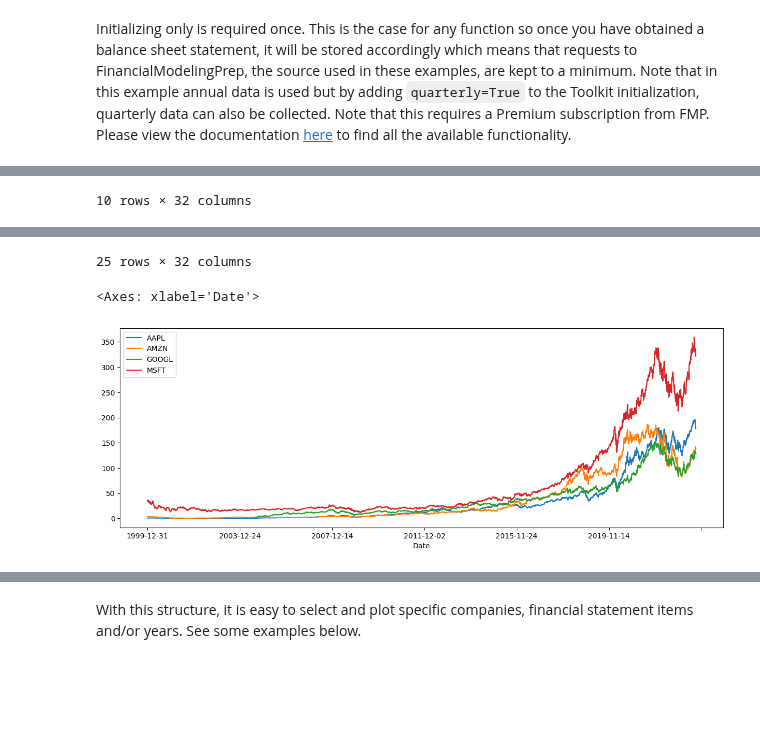
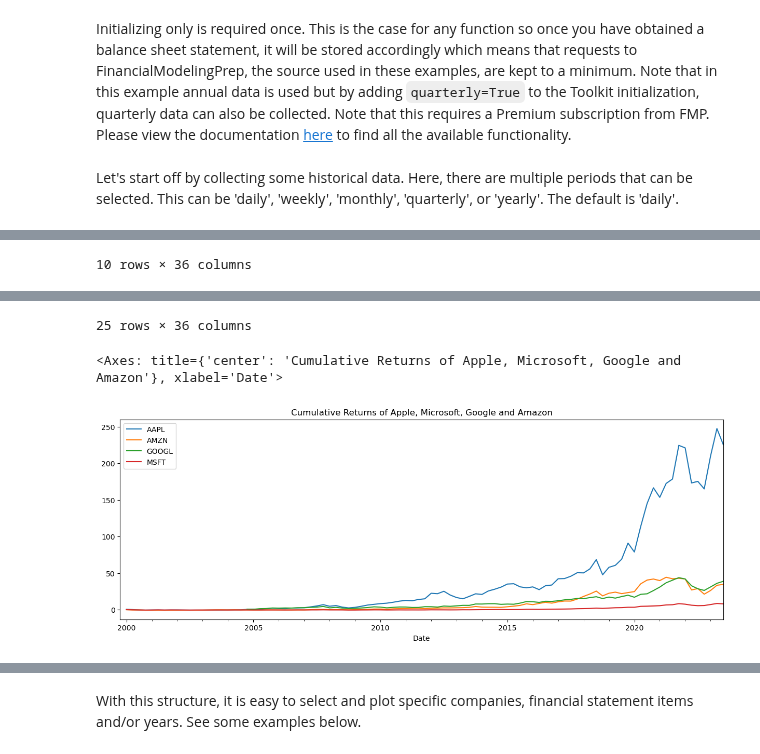
Before and after one commit to JerBouma/FinanceToolkit, a Jupyter notebook: examples/Finance Toolkit - 1. Getting Started.ipynb, the cells around one changed output, grey strips where cells are left out. Cells and saved outputs as stored; diff of their text form; code cells hidden in the pictures; blank space fills up the shorter version.

```diff
--- a/examples/Finance Toolkit - 1. Getting Started.ipynb
+++ b/examples/Finance Toolkit - 1. Getting Started.ipynb
@@ -38,7 +38,7 @@ import numpy as np
 
 from financetoolkit import Toolkit
 
-API_KEY = "FMP_KEY"
+API_KEY = "FINANCIAL_MODELING_PREP_KEY"
 # %% [markdown]
 # The Toolkit Module
 # %% [markdown]
@@ -48,6 +48,8 @@ Initializing only is required once. This is the case for any function so once yo
 companies = Toolkit(
     ["AAPL", "MSFT", "GOOGL", "AMZN"], api_key=API_KEY, start_date="2000-01-01"
 )
+# %% [markdown]
+Let's start off by collecting some historical data. Here, there are multiple periods that can be selected. This can be 'daily', 'weekly', 'monthly', 'quarterly', or 'yearly'. The default is 'daily'.
 # %%
 # Obtain daily historical data from each company
 display(companies.get_historical_data().tail(10))
@@ -56,5 +58,5 @@ display(companies.get_historical_data().tail(10))
 display(companies.get_historical_data(period="yearly"))
 
 # Plot the Adjusted Close Prices
-companies.get_historical_data()["Adj Close"].plot(figsize=(15, 5))
+companies.get_historical_data(period='quarterly')["Cumulative Return"].plot(figsize=(15, 5), title="Cumulative Returns of Apple, Microsoft, Google and Amazon")
 # %% [output]
@@ -74 +76 @@ companies.get_historical_data()["Adj Close"].plot(figsize=(15, 5))
-10 rows × 32 columns
+10 rows × 36 columns
@@ -94,6 +96,6 @@ companies.get_historical_data()["Adj Close"].plot(figsize=(15, 5))
-25 rows × 32 columns
+25 rows × 36 columns
-<Axes: xlabel='Date'>
+<Axes: title={'center': 'Cumulative Returns of Apple, Microsoft, Google and Amazon'}, xlabel='Date'>
-[figure, old version]
+[figure, new version]
 # %%
 # Obtain the balance sheets from each company
 companies.get_balance_sheet_statement()
```
Also changed, not shown: parts of 18 cells of this notebook, 1 other file.
